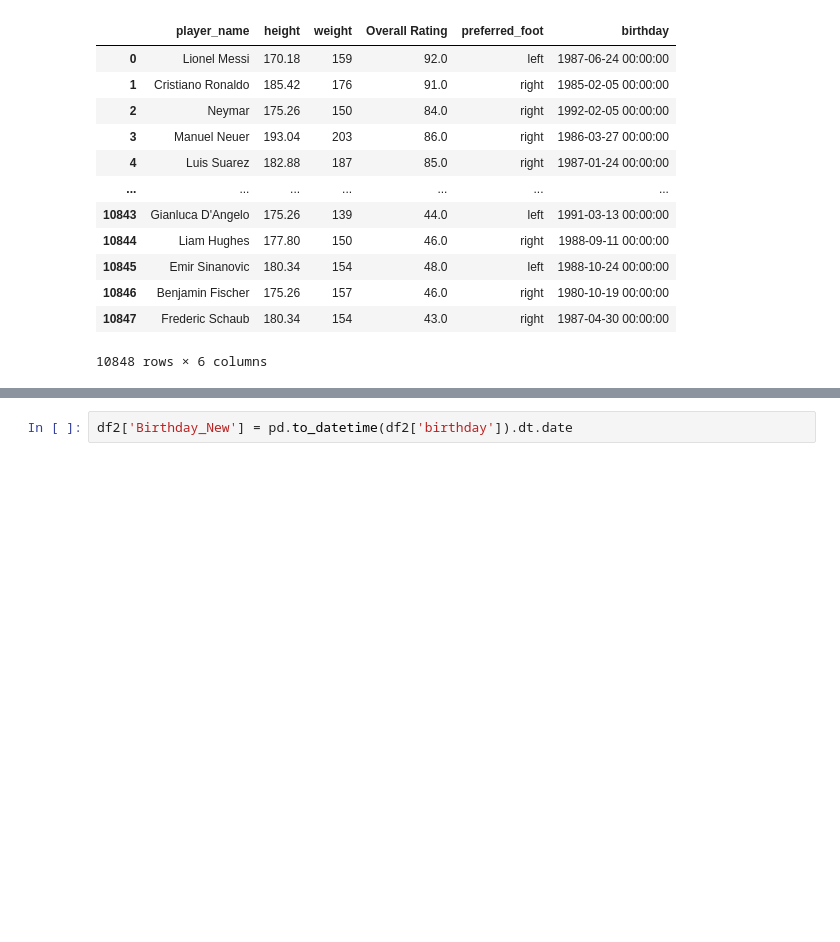
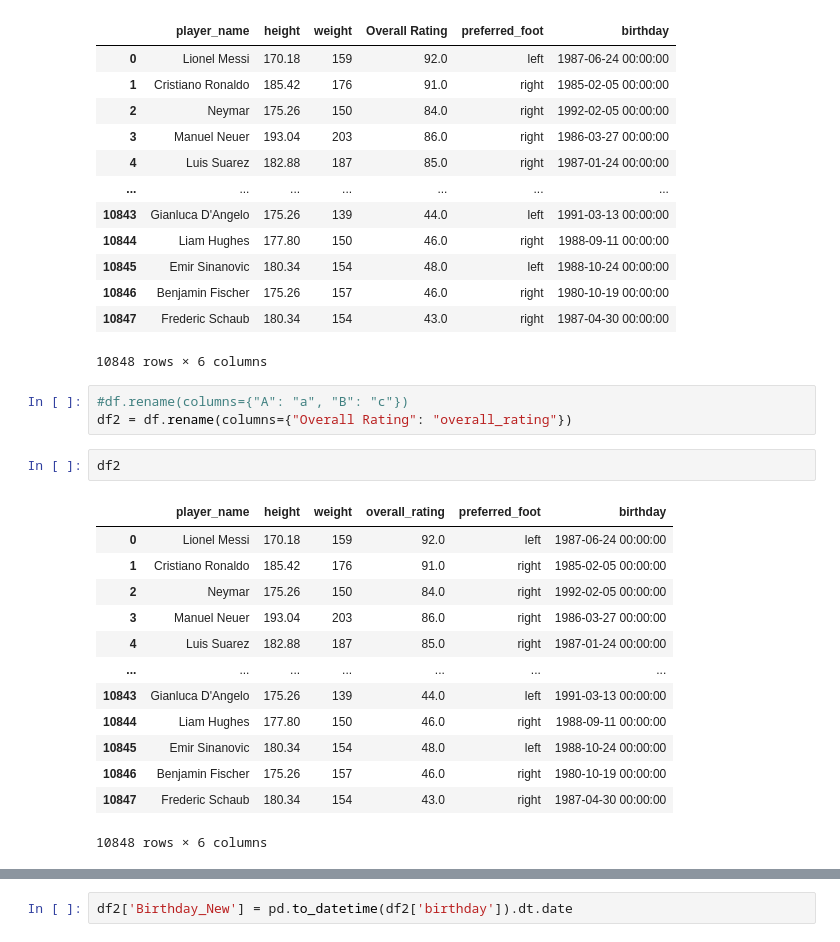
Before and after one commit to RossPJ/class_repos, a Jupyter notebook: c749/top_players_analysis.ipynb, the cells around one changed output, grey strips where cells are left out. Drawn from its saved outputs; the diff is of its cells as text; blank space fills up the shorter version.

```diff
--- a/c749/top_players_analysis.ipynb
+++ b/c749/top_players_analysis.ipynb
@@ -101,4 +109,23 @@ df.drop_duplicates()
 | 10846 | Benjamin Fischer | 175.26 | 157 | 46.0 | right | 1980-10-19 00:00:00 |
 | 10847 | Frederic Schaub | 180.34 | 154 | 43.0 | right | 1987-04-30 00:00:00 |
 10848 rows × 6 columns
+# %%
+#df.rename(columns={"A": "a", "B": "c"})
+df2 = df.rename(columns={"Overall Rating": "overall_rating"})
+# %%
+df2
+# %% [output]
+|  | player_name | height | weight | overall_rating | preferred_foot | birthday |
+| 0 | Lionel Messi | 170.18 | 159 | 92.0 | left | 1987-06-24 00:00:00 |
+| 1 | Cristiano Ronaldo | 185.42 | 176 | 91.0 | right | 1985-02-05 00:00:00 |
+| 2 | Neymar | 175.26 | 150 | 84.0 | right | 1992-02-05 00:00:00 |
+| 3 | Manuel Neuer | 193.04 | 203 | 86.0 | right | 1986-03-27 00:00:00 |
+| 4 | Luis Suarez | 182.88 | 187 | 85.0 | right | 1987-01-24 00:00:00 |
+| ... | ... | ... | ... | ... | ... | ... |
+| 10843 | Gianluca D'Angelo | 175.26 | 139 | 44.0 | left | 1991-03-13 00:00:00 |
+| 10844 | Liam Hughes | 177.80 | 150 | 46.0 | right | 1988-09-11 00:00:00 |
+| 10845 | Emir Sinanovic | 180.34 | 154 | 48.0 | left | 1988-10-24 00:00:00 |
+| 10846 | Benjamin Fischer | 175.26 | 157 | 46.0 | right | 1980-10-19 00:00:00 |
+| 10847 | Frederic Schaub | 180.34 | 154 | 43.0 | right | 1987-04-30 00:00:00 |
+10848 rows × 6 columns
 # %%
```
Also changed, not shown: parts of 25 cells of this notebook.
